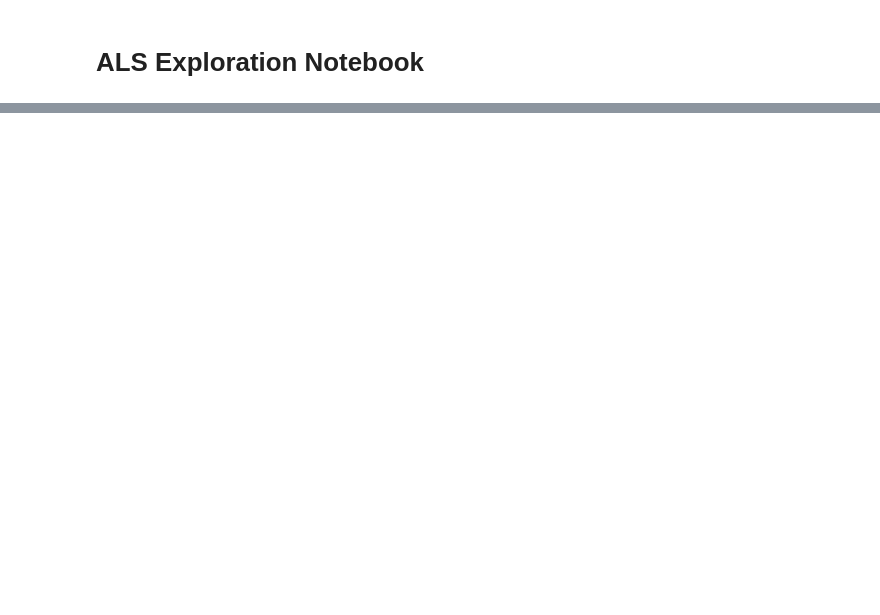
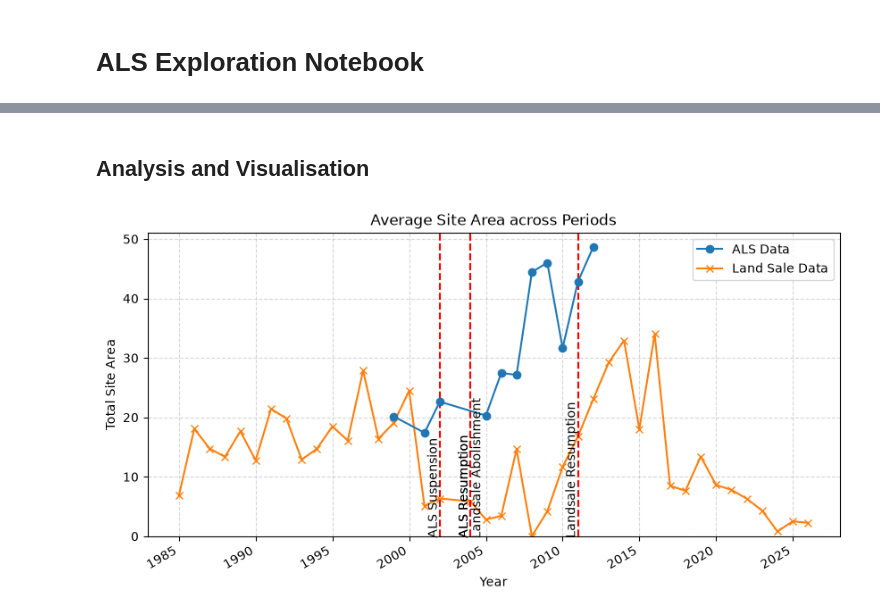
Before and after one commit to ChowchowWorks/HKRE, a Jupyter notebook: ALS/notebooks/als_explo.ipynb, the cells around one changed output, grey strips where cells are left out. Saved outputs shown, nothing was run; the diff lists cells and outputs as text; code cells hidden in the pictures; blank space fills up the shorter version.

```diff
--- a/ALS/notebooks/als_explo.ipynb
+++ b/ALS/notebooks/als_explo.ipynb
@@ -73,0 +95,3 @@ data.to_csv("../data/ALS_Concat_Cleaned.csv", index = True)
+# %%
+ls3 = ls2[ls2['use_category_normalized'] == 'residential'].copy()
+ls3.shape
@@ -73,0 +124,5 @@ data.to_csv("../data/ALS_Concat_Cleaned.csv", index = True)
+# %%
+als = als[als['User'] == 'Residential'].copy()
+als2 = als.groupby('Period').agg({'Site Area': 'sum', 'Rolled over': 'sum'})
+als2 = als2.reset_index()
+als2
@@ -73,0 +142,4 @@ data.to_csv("../data/ALS_Concat_Cleaned.csv", index = True)
+# %%
+als2[['Year_from', 'Year_to']] = als2['Period'].str.split("/", expand=True)
+als2['Year_from'] = pd.to_datetime(als2['Year_from'], format = "%Y")
+als2
@@ -73,0 +161,5 @@ data.to_csv("../data/ALS_Concat_Cleaned.csv", index = True)
+# %%
+ls3['Year'] = ls3['award_date'].dt.strftime("%Y")
+ls3['Year'] = pd.to_datetime(ls3['Year'], format = "%Y")
+ls4 = ls3.groupby("Year")[['site_area_ha']].sum().reset_index()
+ls4.head()
@@ -73,0 +205,34 @@ data.to_csv("../data/ALS_Concat_Cleaned.csv", index = True)
+# %% [markdown]
+## Analysis and Visualisation
+# %%
+fig, ax = plt.subplots(figsize = (10,5))
+
+als2.plot("Year_from", "Site Area",
+         marker = "o",
+         xlabel = "Year", ylabel= "Total Site Area",
+         title="Average Site Area across Periods", zorder = 3,
+         label = "ALS Data",
+         ax = ax)
+
+ls4.plot("Year", "site_area_ha",
+         label = "Land Sale Data",
+         marker = "x", ax= ax)
+
+ax.axvline(x = "2002-01-01", linestyle = "--", color = "red")
+ax.annotate("ALS Suspension", xy= ("2002-01-01", 0.2), ha = 'right', rotation = 90)
+
+ax.axvline(x = "2004-01-01", linestyle = "--", color = "red")
+ax.annotate("ALS Resumption", xy= ("2004-01-01", 0.2), ha = 'right', rotation = 90)
+
+ax.axvline(x = "2004-01-01", linestyle = "--", color = "red")
+ax.annotate("ALS Resumption", xy= ("2004-01-01", 0.2), ha = 'right', rotation = 90)
+ax.annotate("Landsale Abolishment", xy= ("2004-01-01", 0.1), ha = 'left', rotation = 90)
+
+ax.axvline(x = "2011-01-01", linestyle = "--", color = "red")
+ax.annotate("Landsale Resumption", xy= ("2011-01-01", 0.2), ha = 'right', rotation = 90)
+
+plt.ylim(bottom=0)
+plt.grid(True, linestyle = "--", alpha = 0.5, zorder = 1)
+plt.show()
+# %% [output]
+[figure, added]
```
Also changed, not shown: parts of 31 cells of this notebook.
